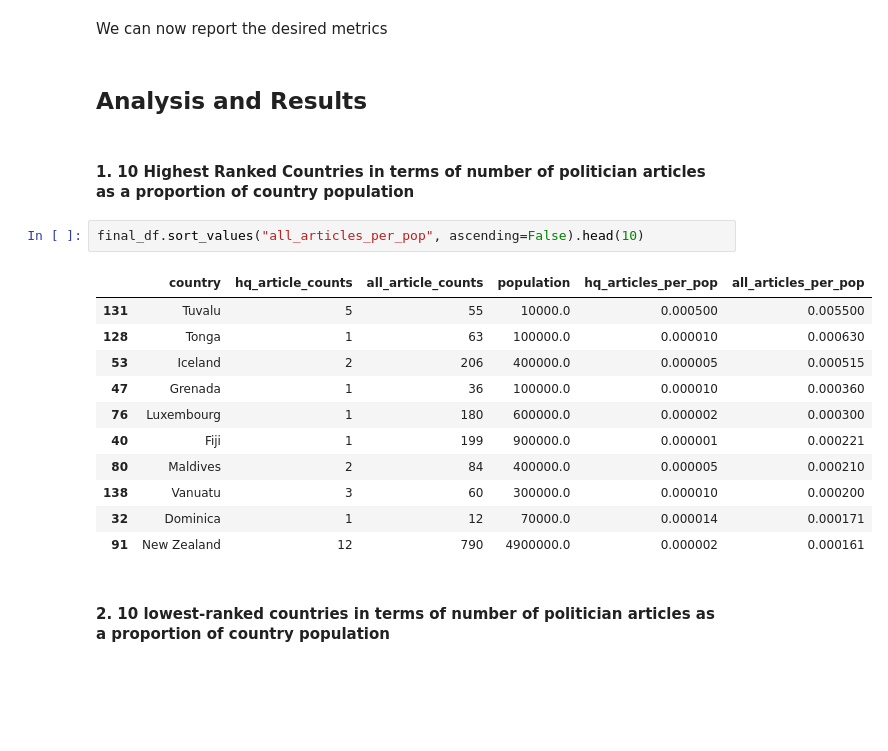
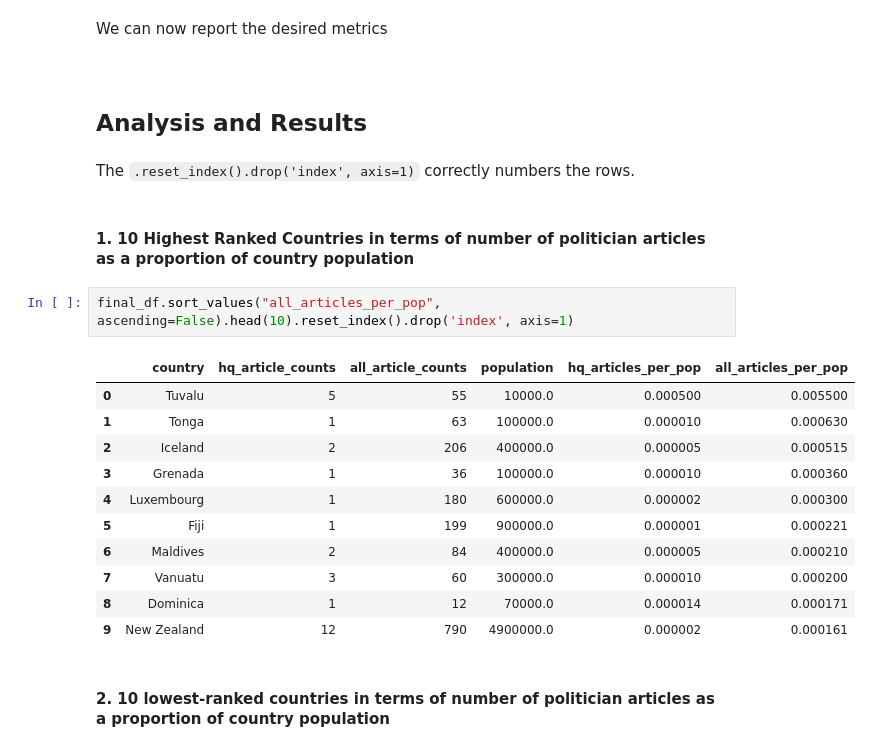
Before and after one commit to havanagrawal/data-512-a2, a Jupyter notebook: hcds-a2-bias.ipynb, the cells around one changed output. Drawn from its saved outputs; the diff is of its cells as text; blank space fills up the shorter version.

```diff
--- a/hcds-a2-bias.ipynb
+++ b/hcds-a2-bias.ipynb
@@ -203,24 +215,28 @@ final_df["hq_articles_per_pop"] = final_df.hq_article_counts / final_df.populati
 final_df["all_articles_per_pop"] = final_df.all_article_counts / final_df.population
 # %% [markdown]
 We can now report the desired metrics
+# %% [markdown]
+<a id="analysis"></a>
 # %% [markdown]
 ## Analysis and Results
+# %% [markdown]
+The `.reset_index().drop('index', axis=1)` correctly numbers the rows.
 # %% [markdown]
 #### 1. 10 Highest Ranked Countries in terms of number of politician articles as a proportion of country population
 # %%
-final_df.sort_values("all_articles_per_pop", ascending=False).head(10)
+final_df.sort_values("all_articles_per_pop", ascending=False).head(10).reset_index().drop('index', axis=1)
 # %% [output]
 |  | country | hq_article_counts | all_article_counts | population | hq_articles_per_pop | all_articles_per_pop |
-| 131 | Tuvalu | 5 | 55 | 10000.0 | 0.000500 | 0.005500 |
-| 128 | Tonga | 1 | 63 | 100000.0 | 0.000010 | 0.000630 |
-| 53 | Iceland | 2 | 206 | 400000.0 | 0.000005 | 0.000515 |
-| 47 | Grenada | 1 | 36 | 100000.0 | 0.000010 | 0.000360 |
-| 76 | Luxembourg | 1 | 180 | 600000.0 | 0.000002 | 0.000300 |
-| 40 | Fiji | 1 | 199 | 900000.0 | 0.000001 | 0.000221 |
-| 80 | Maldives | 2 | 84 | 400000.0 | 0.000005 | 0.000210 |
-| 138 | Vanuatu | 3 | 60 | 300000.0 | 0.000010 | 0.000200 |
-| 32 | Dominica | 1 | 12 | 70000.0 | 0.000014 | 0.000171 |
-| 91 | New Zealand | 12 | 790 | 4900000.0 | 0.000002 | 0.000161 |
+| 0 | Tuvalu | 5 | 55 | 10000.0 | 0.000500 | 0.005500 |
+| 1 | Tonga | 1 | 63 | 100000.0 | 0.000010 | 0.000630 |
+| 2 | Iceland | 2 | 206 | 400000.0 | 0.000005 | 0.000515 |
+| 3 | Grenada | 1 | 36 | 100000.0 | 0.000010 | 0.000360 |
+| 4 | Luxembourg | 1 | 180 | 600000.0 | 0.000002 | 0.000300 |
+| 5 | Fiji | 1 | 199 | 900000.0 | 0.000001 | 0.000221 |
+| 6 | Maldives | 2 | 84 | 400000.0 | 0.000005 | 0.000210 |
+| 7 | Vanuatu | 3 | 60 | 300000.0 | 0.000010 | 0.000200 |
+| 8 | Dominica | 1 | 12 | 70000.0 | 0.000014 | 0.000171 |
+| 9 | New Zealand | 12 | 790 | 4900000.0 | 0.000002 | 0.000161 |
 # %% [markdown]
 #### 2. 10 lowest-ranked countries in terms of number of politician articles as a proportion of country population
 # %%
```
Also changed, not shown: parts of 7 cells of this notebook.
